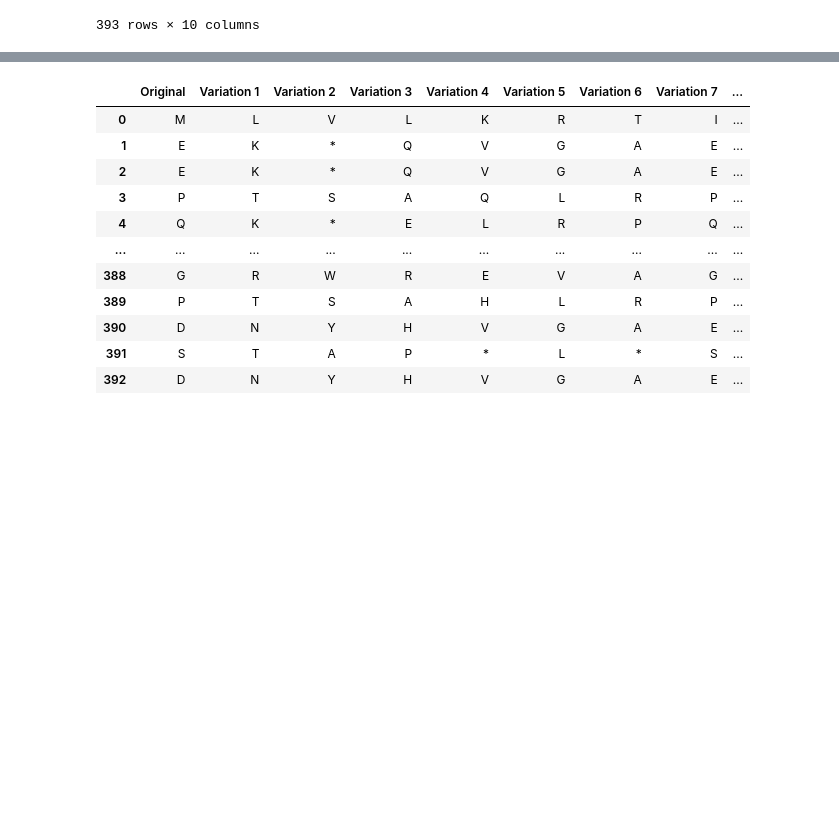
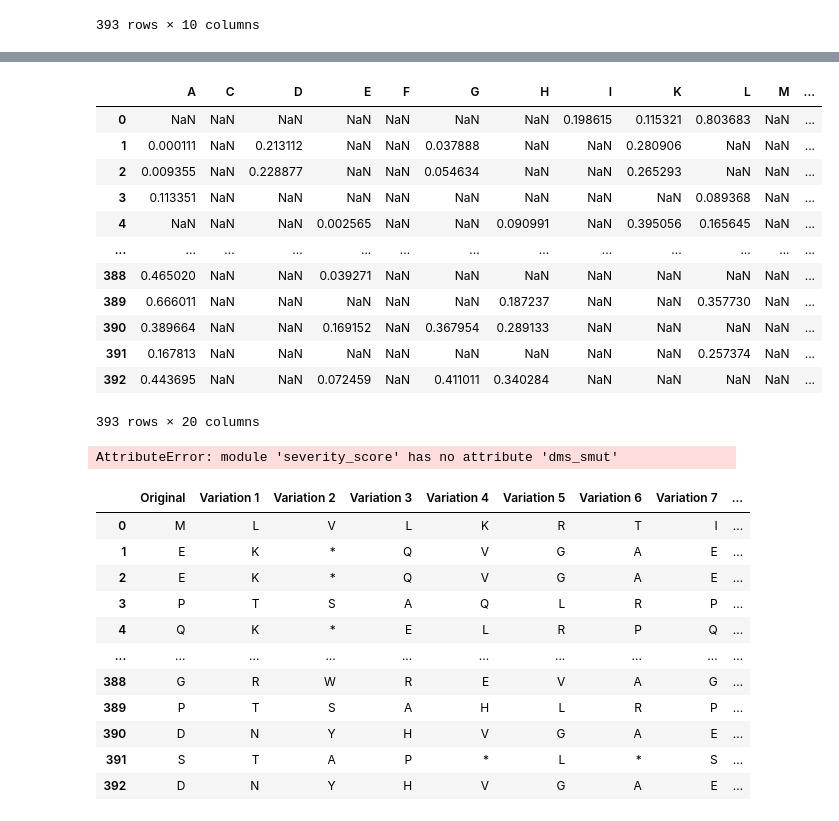
Before and after one commit to datascience-mobi-2023/topic02_team02, a Jupyter notebook: severity_score/Codons.ipynb, the cells around one changed output, grey strips where cells are left out. Saved outputs shown, nothing was run; the diff lists cells and outputs as text; code cells hidden in the pictures; blank space fills up the shorter version.

```diff
--- a/severity_score/Codons.ipynb
+++ b/severity_score/Codons.ipynb
@@ -154,3 +139,23 @@ ses.prob_smut(sel_mut,p53_var_frame)
+# %%
+dms_scores * sel_mut
+# %% [output]
+|  | A | C | D | E | F | G | H | I | K | L | M | ... |
+| 0 | NaN | NaN | NaN | NaN | NaN | NaN | NaN | 0.198615 | 0.115321 | 0.803683 | NaN | ... |
+| 1 | 0.000111 | NaN | 0.213112 | NaN | NaN | 0.037888 | NaN | NaN | 0.280906 | NaN | NaN | ... |
+| 2 | 0.009355 | NaN | 0.228877 | NaN | NaN | 0.054634 | NaN | NaN | 0.265293 | NaN | NaN | ... |
+| 3 | 0.113351 | NaN | NaN | NaN | NaN | NaN | NaN | NaN | NaN | 0.089368 | NaN | ... |
+| 4 | NaN | NaN | NaN | 0.002565 | NaN | NaN | 0.090991 | NaN | 0.395056 | 0.165645 | NaN | ... |
+| ... | ... | ... | ... | ... | ... | ... | ... | ... | ... | ... | ... | ... |
+| 388 | 0.465020 | NaN | NaN | 0.039271 | NaN | NaN | NaN | NaN | NaN | NaN | NaN | ... |
+| 389 | 0.666011 | NaN | NaN | NaN | NaN | NaN | 0.187237 | NaN | NaN | 0.357730 | NaN | ... |
+| 390 | 0.389664 | NaN | NaN | 0.169152 | NaN | 0.367954 | 0.289133 | NaN | NaN | NaN | NaN | ... |
+| 391 | 0.167813 | NaN | NaN | NaN | NaN | NaN | NaN | NaN | NaN | 0.257374 | NaN | ... |
+| 392 | 0.443695 | NaN | NaN | 0.072459 | NaN | 0.411011 | 0.340284 | NaN | NaN | NaN | NaN | ... |
+393 rows × 20 columns
+# %%
+ses.dms_smut(ses.p53_codons_gia, gia_null_eto)
+# %% [output]
+AttributeError: module 'severity_score' has no attribute 'dms_smut'
 # %%
 #Updating pre-existing functions to eliminate Bio package
 # %%
```
Also changed, not shown: parts of 6 cells of this notebook.
